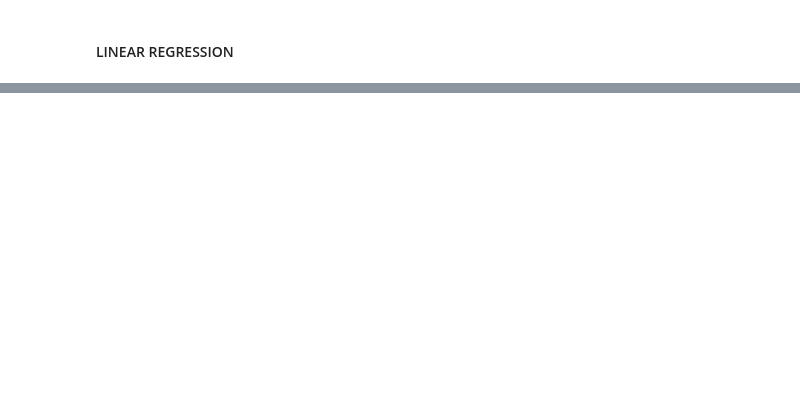
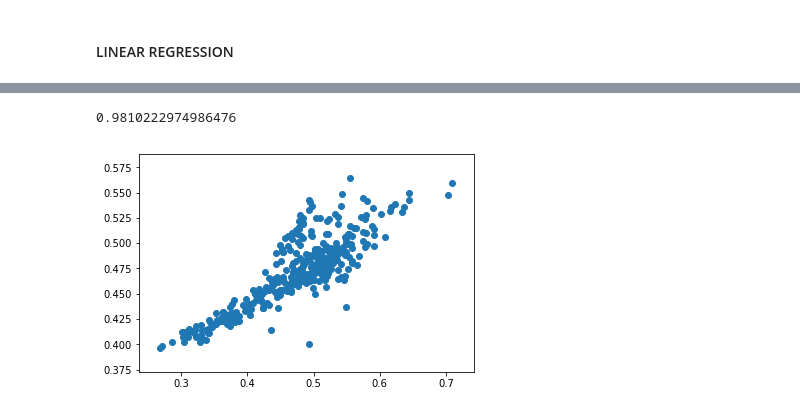
Before and after one commit to optichill/optichill, a Jupyter notebook: Linear_Regr.ipynb, the cells around one changed output, grey strips where cells are left out. Saved outputs shown, nothing was run; the diff lists cells and outputs as text; code cells hidden in the pictures; blank space fills up the shorter version.

```diff
--- a/Linear_Regr.ipynb
+++ b/Linear_Regr.ipynb
@@ -96,0 +128,7 @@ linear_coef
+# %%
+ylin = reg_linear.predict(xtest)
+plt.scatter(ytest, y)
+print (metrics.r2_score(ytest, ylin))
+# %% [output]
+0.9810222974986476
+[figure, added]
```
Also changed, not shown: parts of 9 cells of this notebook.
